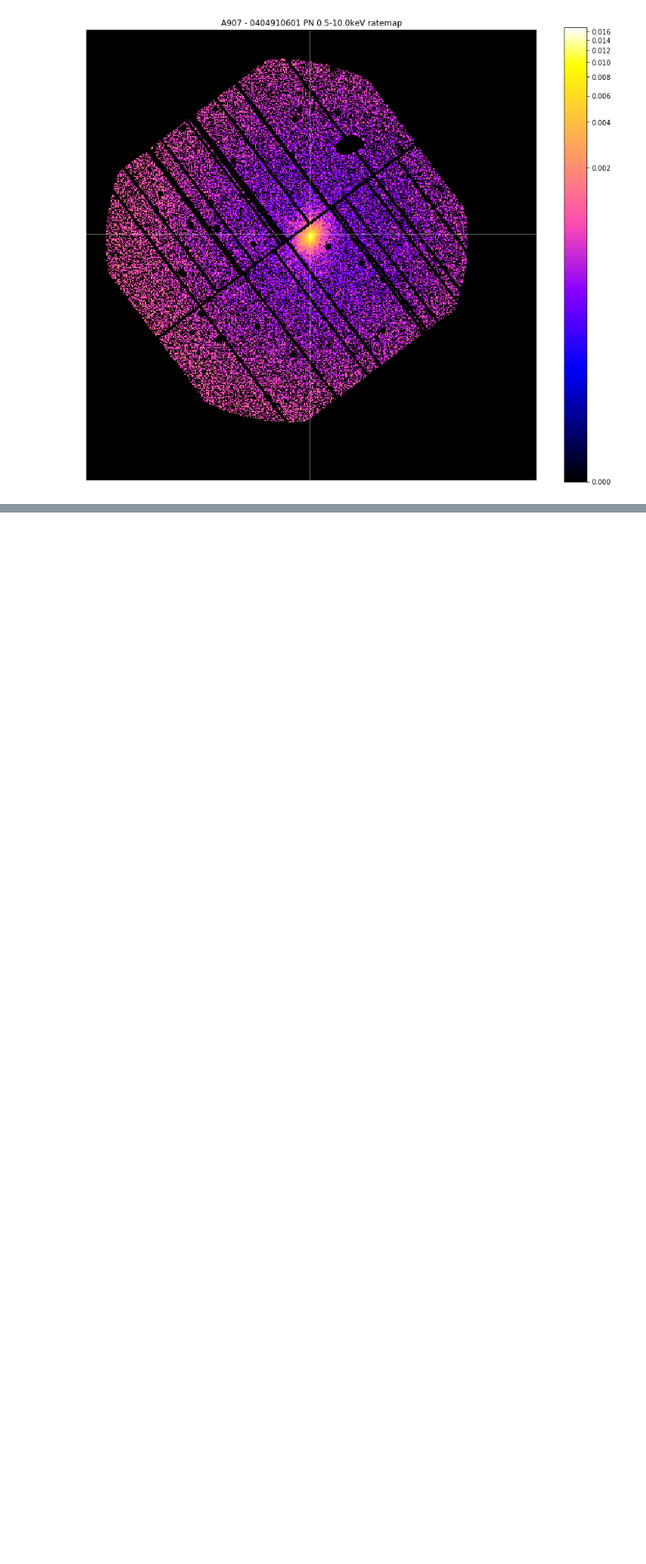
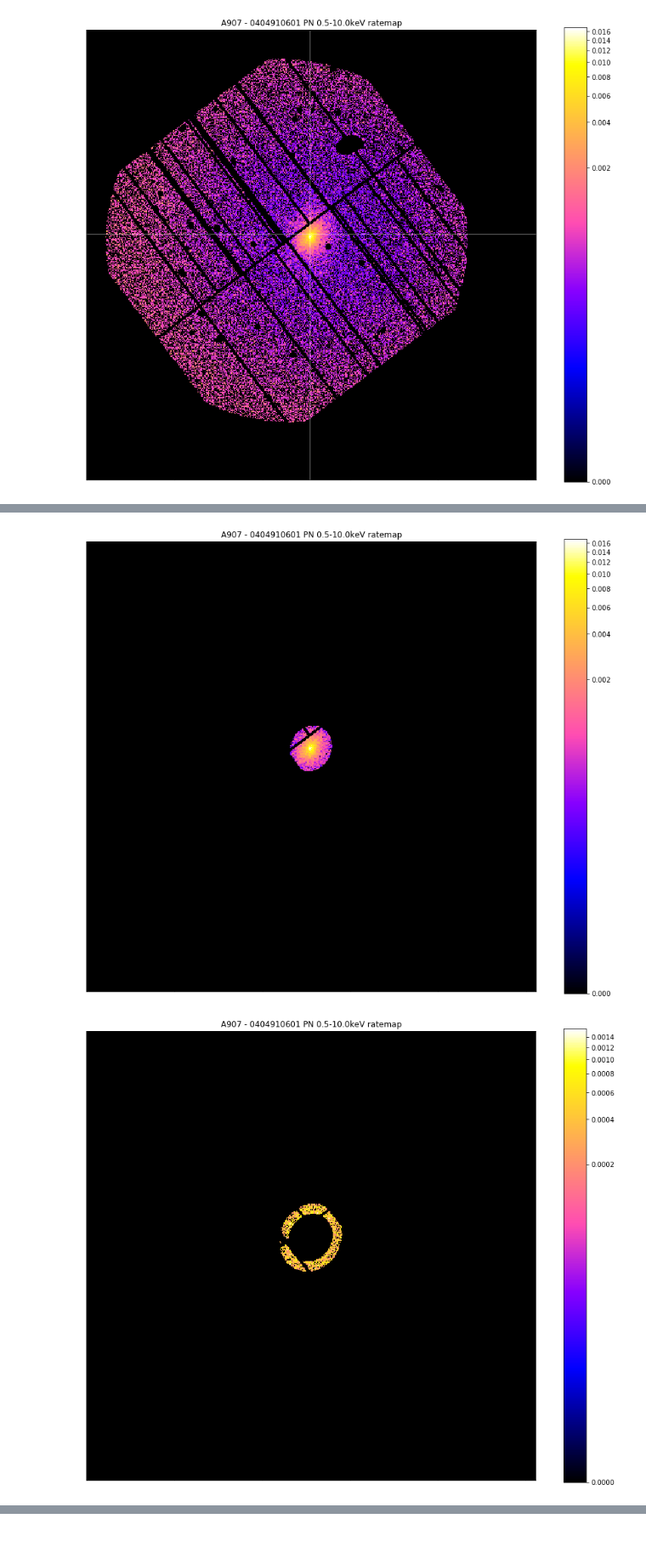
Before and after one commit to DavidT3/XGA, a Jupyter notebook: docs/source/notebooks/tutorials/photometry.ipynb, the cells around one changed output, grey strips where cells are left out. Shown at 85% size. Drawn from its saved outputs; the diff is of its cells as text; code cells hidden in the pictures; blank space fills up the shorter version.

```diff
--- a/docs/source/notebooks/tutorials/photometry.ipynb
+++ b/docs/source/notebooks/tutorials/photometry.ipynb
@@ -306,0 +311,12 @@ chosen_ratemap.view(cross_hair=demo_src.ra_dec, mask=individual_interloper_mask,
+# %%
+# A source and background mask generated for the selected source from our region file for
+#  this particular ObsID
+region_masks = demo_src.get_source_mask('region', chosen_ratemap.obs_id)
+
+# Here I will show the source mask applied to the 0404910601-PN ratemap in the 0.5-10.0keV range
+chosen_ratemap.view(mask=region_masks[0], figsize=(12, 10))
+# I will also show the background mask applied to this ratemap
+chosen_ratemap.view(mask=region_masks[1], figsize=(12, 10))
+# %% [output]
+[figure, added]
+[figure, added]
```
Also changed, not shown: parts of 12 cells of this notebook.
